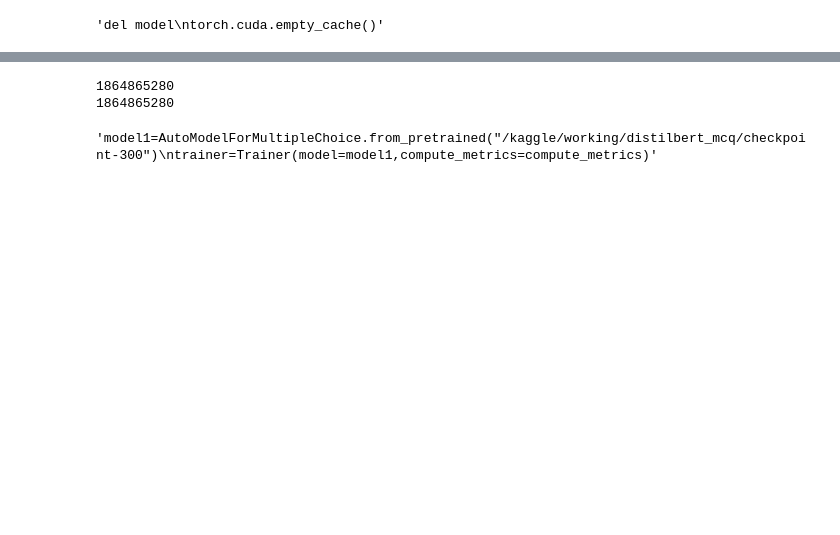
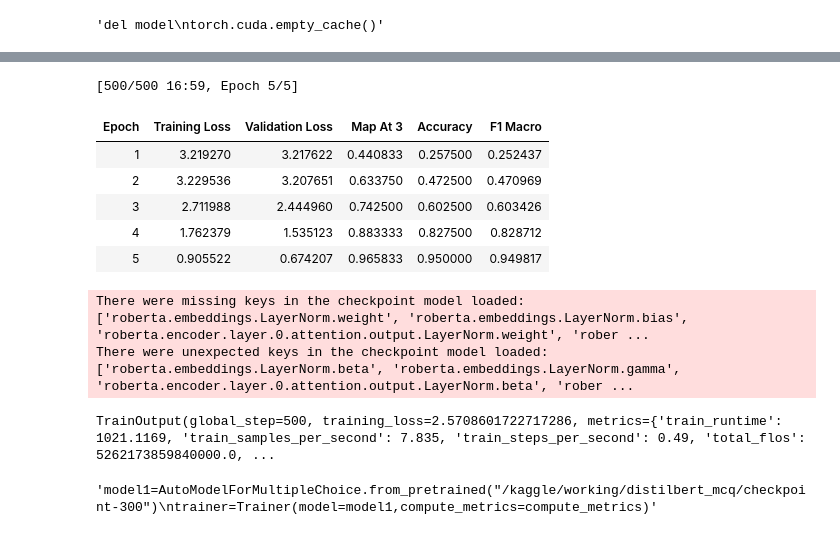
Before and after one commit to 24f2002314/DL-24f2002314-notebook-t22026, a Jupyter notebook: DL-24f2002314-notebook-t22026.ipynb, the cells around one changed output, grey strips where cells are left out. Cells and saved outputs as stored; diff of their text form; code cells hidden in the pictures; blank space fills up the shorter version.

```diff
--- a/DL-24f2002314-notebook-t22026.ipynb
+++ b/DL-24f2002314-notebook-t22026.ipynb
@@ -674,16 +704,20 @@ TrainOutput(global_step=200, training_loss=2.205625, metrics={'train_runtime': 9
-# %%
-import torch
-
-# Clear cache
-torch.cuda.empty_cache()
-
-# Optional: print memory usage before/after
-print(torch.cuda.memory_allocated())
-torch.cuda.empty_cache()
-print(torch.cuda.memory_allocated())
-# %% [output]
-1864865280
-1864865280
+# %%
+train_args2=TrainingArguments(output_dir="./roberta-base-mcq",learning_rate=1e-5,eval_strategy="epoch",gradient_checkpointing=False,save_strategy="epoch",num_train_epochs=5,warmup_steps=500,remove_unused_columns=False,max_grad_norm=1.0,
+                             fp16=False,weight_decay=0.01,logging_steps=10,metric_for_best_model="map_at_3",per_device_train_batch_size=8,per_device_eval_batch_size=8,load_best_model_at_end=True)
+
+trainer2=Trainer(model=model2,args=train_args2,train_dataset=processed_train2,eval_dataset=processed_val2,compute_metrics=compute_metrics)
+trainer2.train()
+# %% [output]
+[500/500 16:59, Epoch 5/5]
+| Epoch | Training Loss | Validation Loss | Map At 3 | Accuracy | F1 Macro |
+| 1 | 3.219270 | 3.217622 | 0.440833 | 0.257500 | 0.252437 |
+| 2 | 3.229536 | 3.207651 | 0.633750 | 0.472500 | 0.470969 |
+| 3 | 2.711988 | 2.444960 | 0.742500 | 0.602500 | 0.603426 |
+| 4 | 1.762379 | 1.535123 | 0.883333 | 0.827500 | 0.828712 |
+| 5 | 0.905522 | 0.674207 | 0.965833 | 0.950000 | 0.949817 |
+There were missing keys in the checkpoint model loaded: ['roberta.embeddings.LayerNorm.weight', 'roberta.embeddings.LayerNorm.bias', 'roberta.encoder.layer.0.attention.output.LayerNorm.weight', 'rober ...
+There were unexpected keys in the checkpoint model loaded: ['roberta.embeddings.LayerNorm.beta', 'roberta.embeddings.LayerNorm.gamma', 'roberta.encoder.layer.0.attention.output.LayerNorm.beta', 'rober ...
+TrainOutput(global_step=500, training_loss=2.5708601722717286, metrics={'train_runtime': 1021.1169, 'train_samples_per_second': 7.835, 'train_steps_per_second': 0.49, 'total_flos': 5262173859840000.0, ...
 # %%
 test=pd.read_csv("/kaggle/input/competitions/smart-mcq-solver-challenge/test.csv")
 test_dataset=Dataset.from_pandas(test)
```
Also changed, not shown: parts of 14 cells of this notebook.
